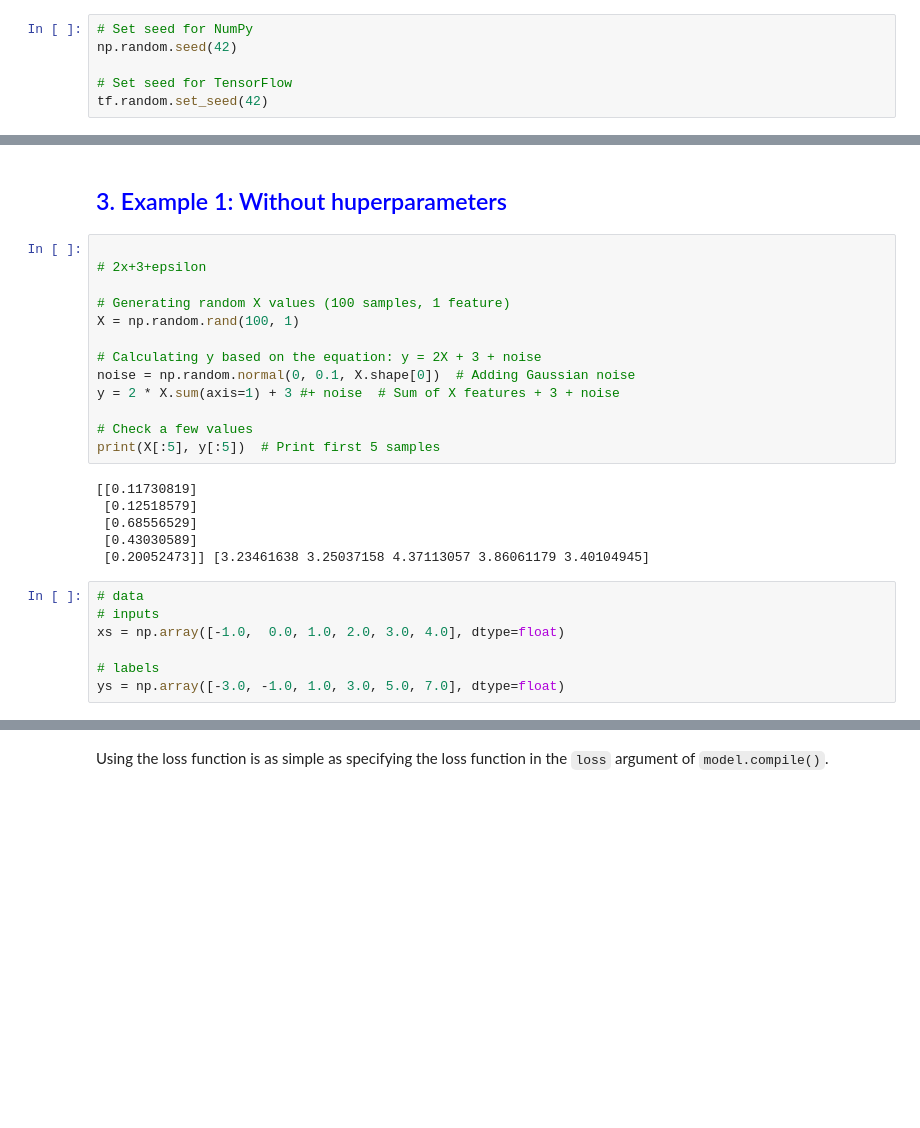
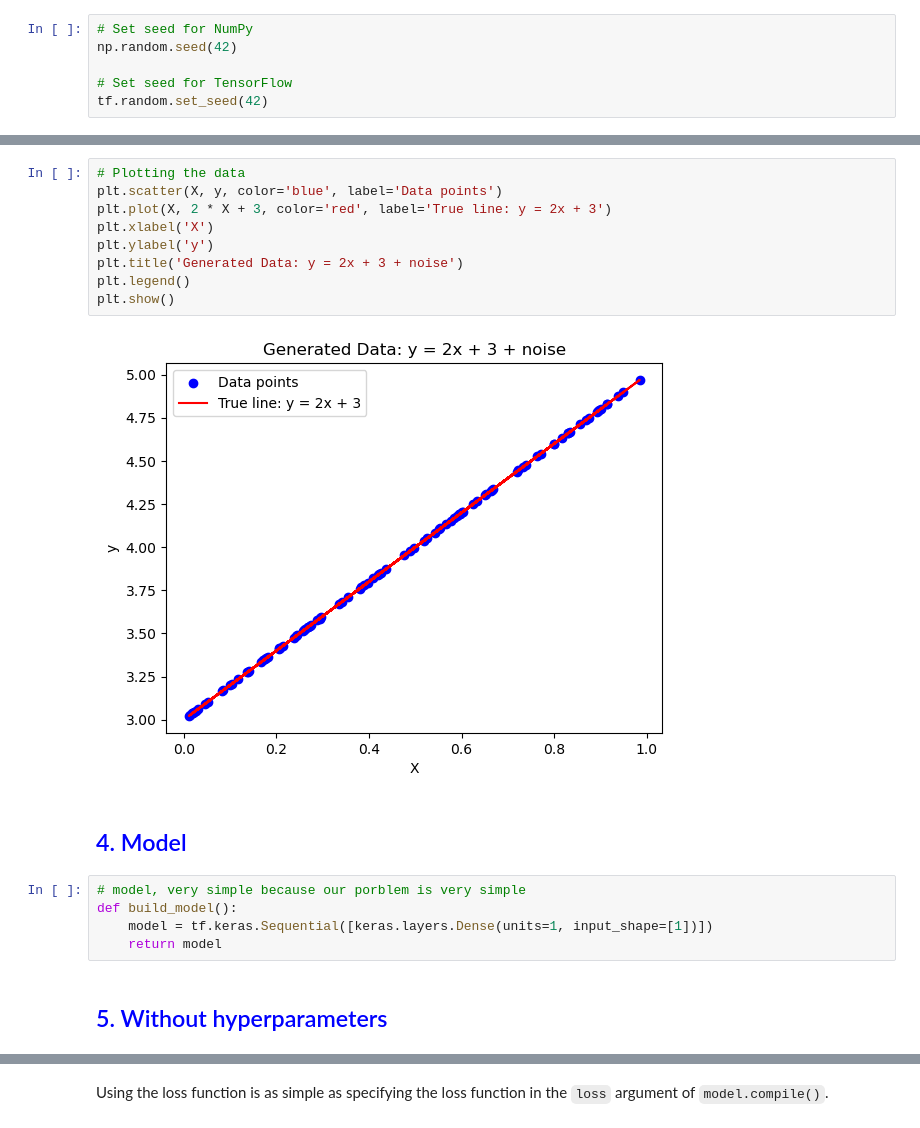
Before and after one commit to MNGARCIA085/AI-Frameworks-Learning, a Jupyter notebook: TensorFlow/3. Custom Loss Functions/Custom Loss Functions.ipynb, the cells around one changed output, grey strips where cells are left out. Cells and saved outputs as stored; diff of their text form; blank space fills up the shorter version.

```diff
--- a/TensorFlow/3. Custom Loss Functions/Custom Loss Functions.ipynb
+++ b/TensorFlow/3. Custom Loss Functions/Custom Loss Functions.ipynb
@@ -40,29 +61,22 @@ tf.random.set_seed(42)
+# %%
+# Plotting the data
+plt.scatter(X, y, color='blue', label='Data points')
+plt.plot(X, 2 * X + 3, color='red', label='True line: y = 2x + 3')
+plt.xlabel('X')
+plt.ylabel('y')
+plt.title('Generated Data: y = 2x + 3 + noise')
+plt.legend()
+plt.show()
+# %% [output]
+[figure, added]
+# %% [markdown]
+<a name="4"></a>
+## <font color='blue'> 4. Model </font>
+# %%
+# model, very simple because our porblem is very simple
+def build_model():
+    model = tf.keras.Sequential([keras.layers.Dense(units=1, input_shape=[1])])
+    return model
 # %% [markdown]
-<a name="3"></a>
-## <font color='blue'> 3. Example 1: Without huperparameters </font>
+<a name="5"></a>
+## <font color='blue'> 5. Without hyperparameters </font>
-# %%
-
-# 2x+3+epsilon
-
-# Generating random X values (100 samples, 1 feature)
-X = np.random.rand(100, 1)
-
-# Calculating y based on the equation: y = 2X + 3 + noise
-noise = np.random.normal(0, 0.1, X.shape[0])  # Adding Gaussian noise
-y = 2 * X.sum(axis=1) + 3 #+ noise  # Sum of X features + 3 + noise
-
-# Check a few values
-print(X[:5], y[:5])  # Print first 5 samples
-# %% [output]
-[[0.11730819]
- [0.12518579]
- [0.68556529]
- [0.43030589]
- [0.20052473]] [3.23461638 3.25037158 4.37113057 3.86061179 3.40104945]
-# %%
-# data
-# inputs
-xs = np.array([-1.0,  0.0, 1.0, 2.0, 3.0, 4.0], dtype=float)
-
-# labels
-ys = np.array([-3.0, -1.0, 1.0, 3.0, 5.0, 7.0], dtype=float)
```
Also changed, not shown: parts of 41 cells of this notebook, 2 other files.
